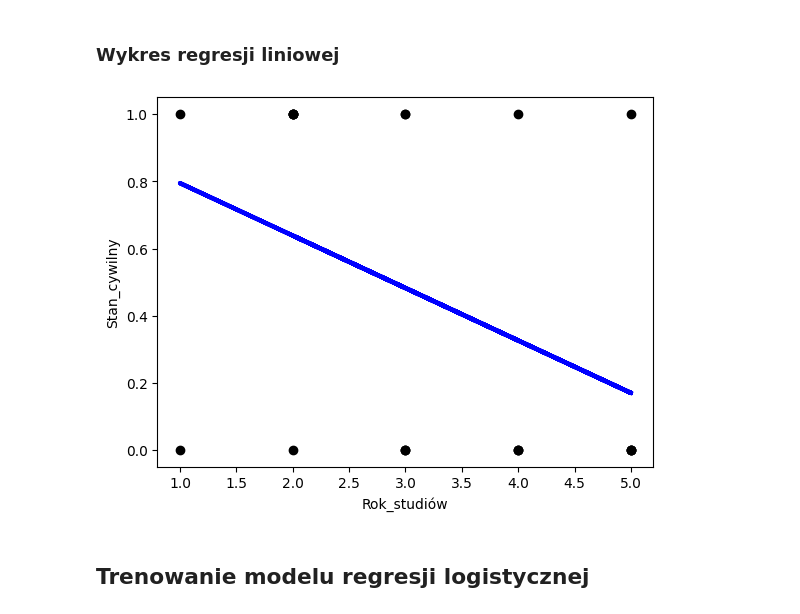
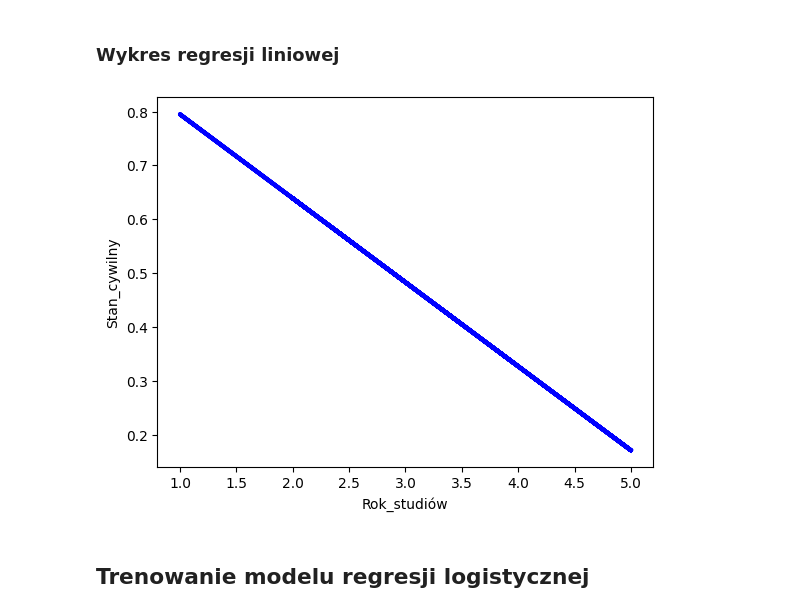
Before and after one commit to KubiakJakub01/data-mining-methods, a Jupyter notebook: notebooks/lab2/med_lab_2_zad_1.ipynb, the cells around one changed output. Saved outputs shown, nothing was run; the diff lists cells and outputs as text; code cells hidden in the pictures.

```diff
--- a/notebooks/lab2/med_lab_2_zad_1.ipynb
+++ b/notebooks/lab2/med_lab_2_zad_1.ipynb
@@ -152,13 +152,12 @@ Linear regression equation: y = -0.16x + 0.95
 # %% [markdown]
 ### Wykres regresji liniowej
 # %%
-plt.scatter(X_train, y_train, color='black')
 plt.plot(X_train, linear_regression.predict(X_train), color='blue', linewidth=3)
 plt.xlabel('Rok_studiów')
 plt.ylabel('Stan_cywilny')
 plt.show()
 # %% [output]
-[figure, old version]
+[figure, new version]
 # %% [markdown]
 ## Trenowanie modelu regresji logistycznej
 # %%
```
Also changed, not shown: parts of 2 cells of this notebook.
